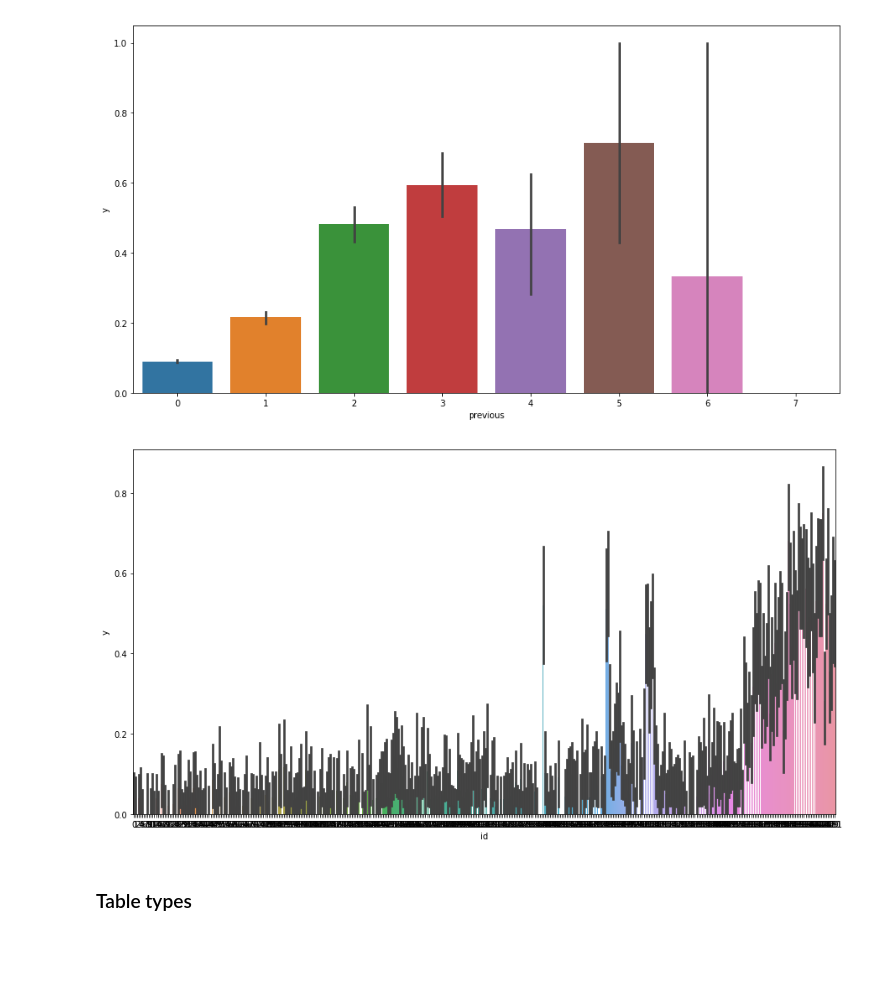
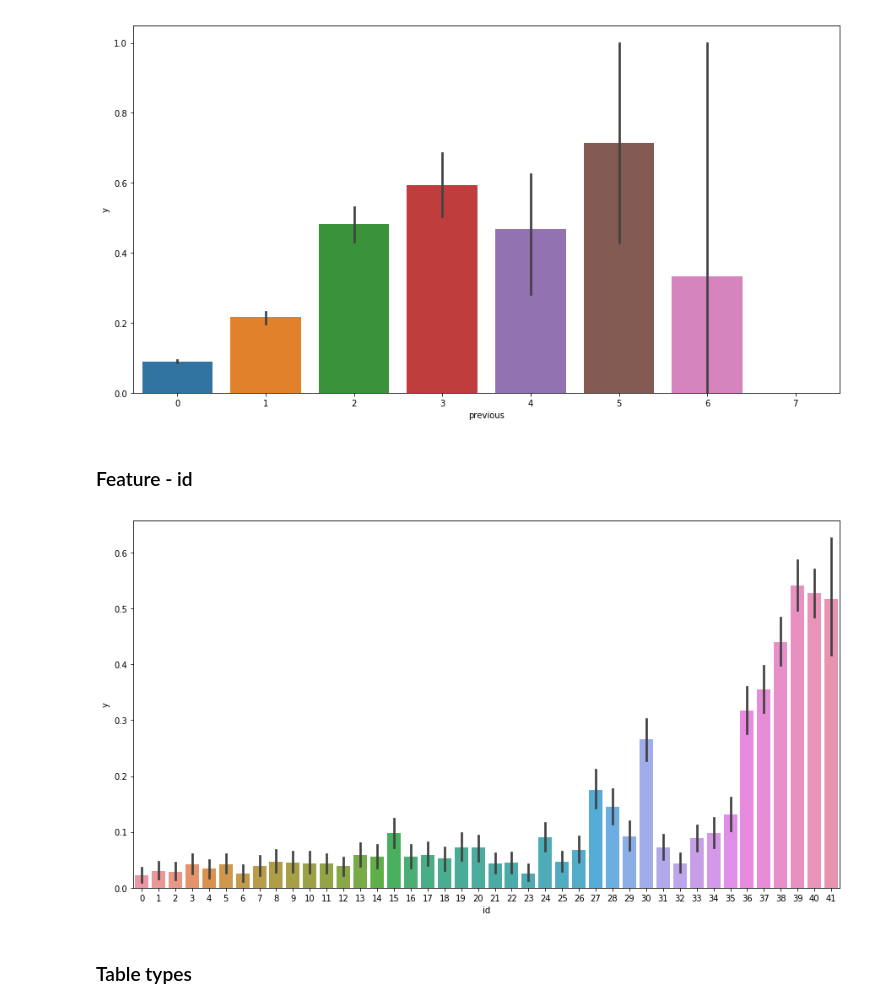
Before and after one commit to destruktiw/JNP3-1, a Jupyter notebook: Solution.ipynb, the cells around one changed output. Saved outputs shown, nothing was run; the diff lists cells and outputs as text; code cells hidden in the pictures; blank space fills up the shorter version.

```diff
--- a/Solution.ipynb
+++ b/Solution.ipynb
@@ -221,11 +219,13 @@ plt.show()
+# %% [markdown]
+### Feature - id
 # %%
 learn = df.loc[df['y'] != 'unknown'].copy()
 learn['y'] = learn['y'].astype('int64')
-learn['id'] = learn['id'].apply(lambda x: x/100)
+learn['id'] = learn['id'].apply(lambda x: x/1000)
 sns.barplot(x='id', y='y', data=learn)
 plt.show()
 # %% [output]
-[figure, old version]
+[figure, new version]
 # %% [markdown]
 ### Table types
 # %%
```
Also changed, not shown: parts of 1 cell of this notebook, 1 other file.
